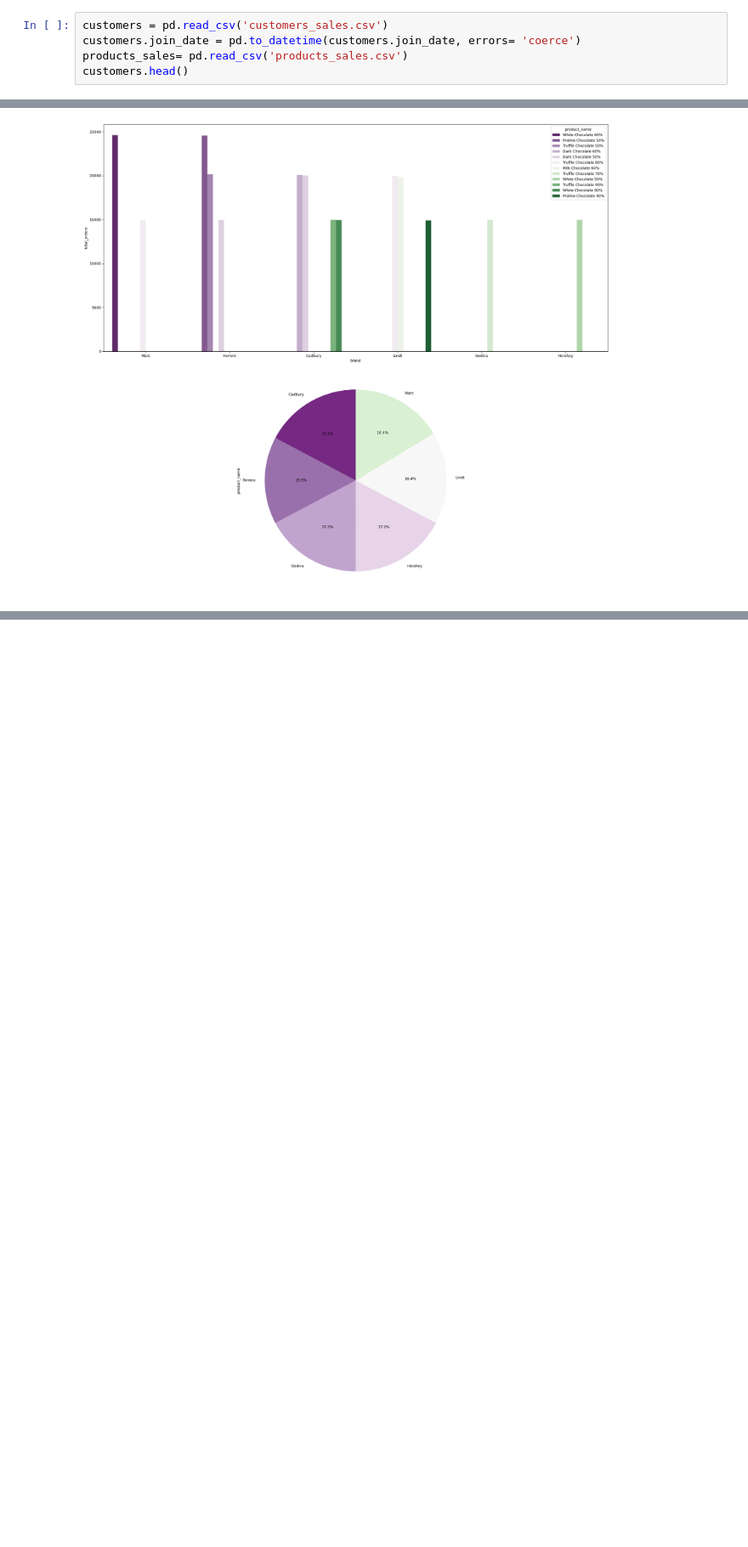
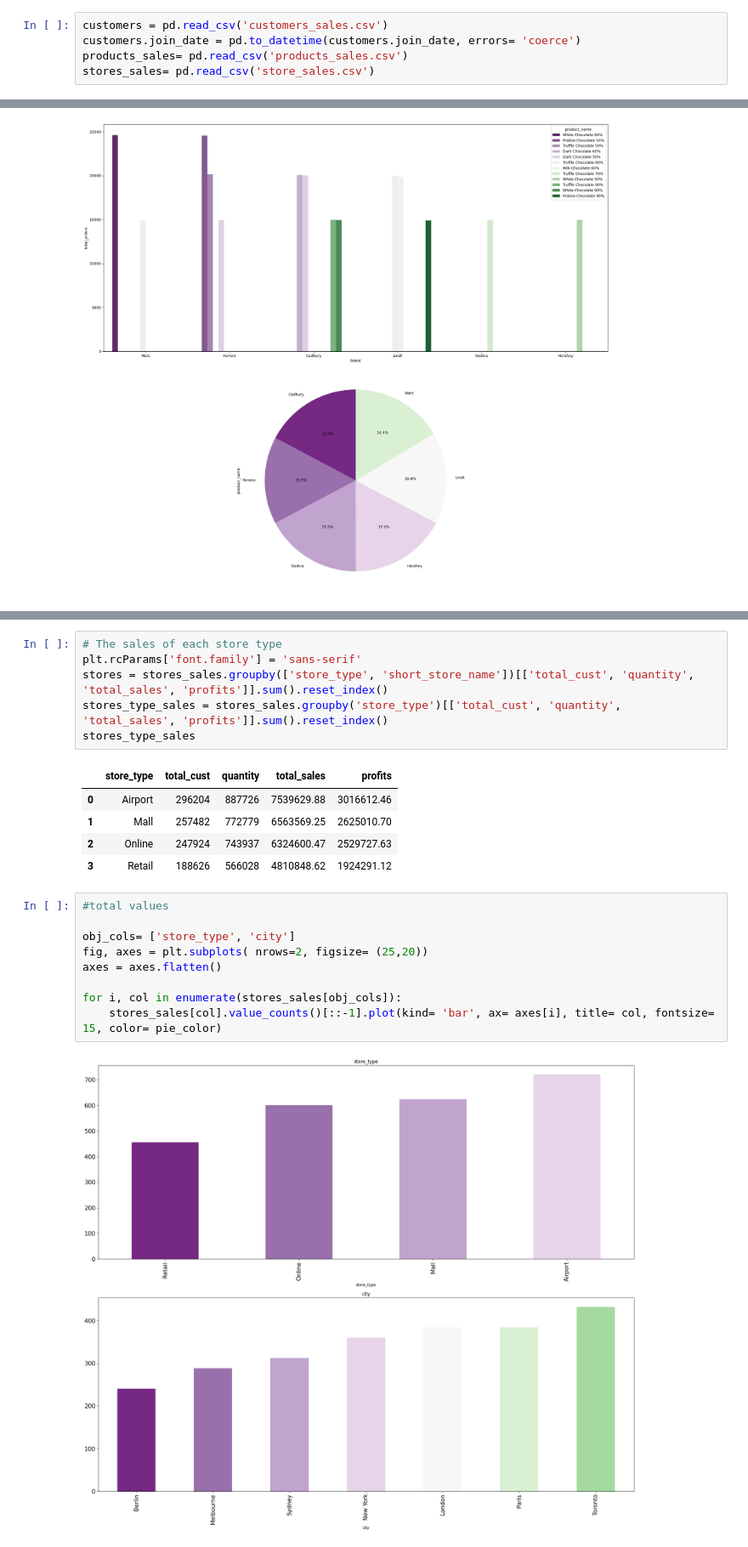
Before and after one commit to fa7hmed12121-eng/analyzing_chocolate_stores, a Jupyter notebook: pandas_charts/analyse_chocolate.ipynb, the cells around one changed output, grey strips where cells are left out. Shown at 85% size. Drawn from its saved outputs; the diff is of its cells as text; blank space fills up the shorter version.

Commit message:
The stores have Suetibale sales preformance

```diff
--- a/pandas_charts/analyse_chocolate.ipynb
+++ b/pandas_charts/analyse_chocolate.ipynb
@@ -6,4 +6,4 @@ import seaborn as sns
 customers = pd.read_csv('customers_sales.csv')
 customers.join_date = pd.to_datetime(customers.join_date, errors= 'coerce')
 products_sales= pd.read_csv('products_sales.csv')
-customers.head()
+stores_sales= pd.read_csv('store_sales.csv')
@@ -130,0 +133,23 @@ plt.show()
+# %%
+# The sales of each store type
+plt.rcParams['font.family'] = 'sans-serif'
+stores = stores_sales.groupby(['store_type', 'short_store_name'])[['total_cust', 'quantity', 'total_sales', 'profits']].sum().reset_index()
+stores_type_sales = stores_sales.groupby('store_type')[['total_cust', 'quantity', 'total_sales', 'profits']].sum().reset_index()
+stores_type_sales
+# %% [output]
+|  | store_type | total_cust | quantity | total_sales | profits |
+| 0 | Airport | 296204 | 887726 | 7539629.88 | 3016612.46 |
+| 1 | Mall | 257482 | 772779 | 6563569.25 | 2625010.70 |
+| 2 | Online | 247924 | 743937 | 6324600.47 | 2529727.63 |
+| 3 | Retail | 188626 | 566028 | 4810848.62 | 1924291.12 |
+# %%
+#total values
+
+obj_cols= ['store_type', 'city']
+fig, axes = plt.subplots( nrows=2, figsize= (25,20))
+axes = axes.flatten()
+
+for i, col in enumerate(stores_sales[obj_cols]):
+    stores_sales[col].value_counts()[::-1].plot(kind= 'bar', ax= axes[i], title= col, fontsize= 15, color= pie_color)
+# %% [output]
+[figure, added]
```
Also changed, not shown: parts of 12 cells of this notebook, 2 other files.
